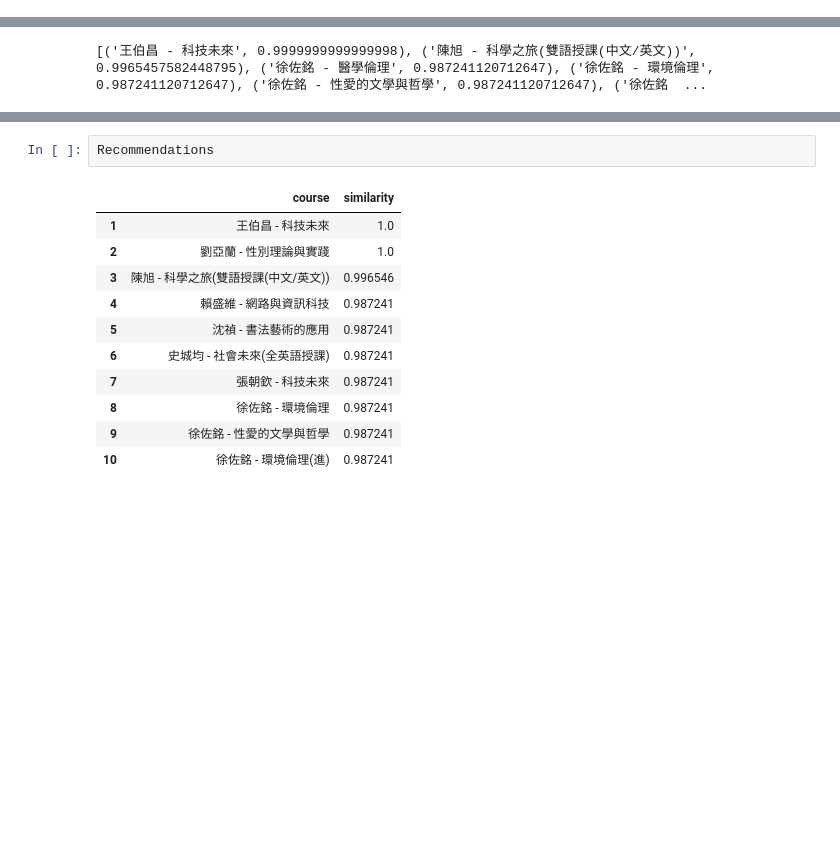
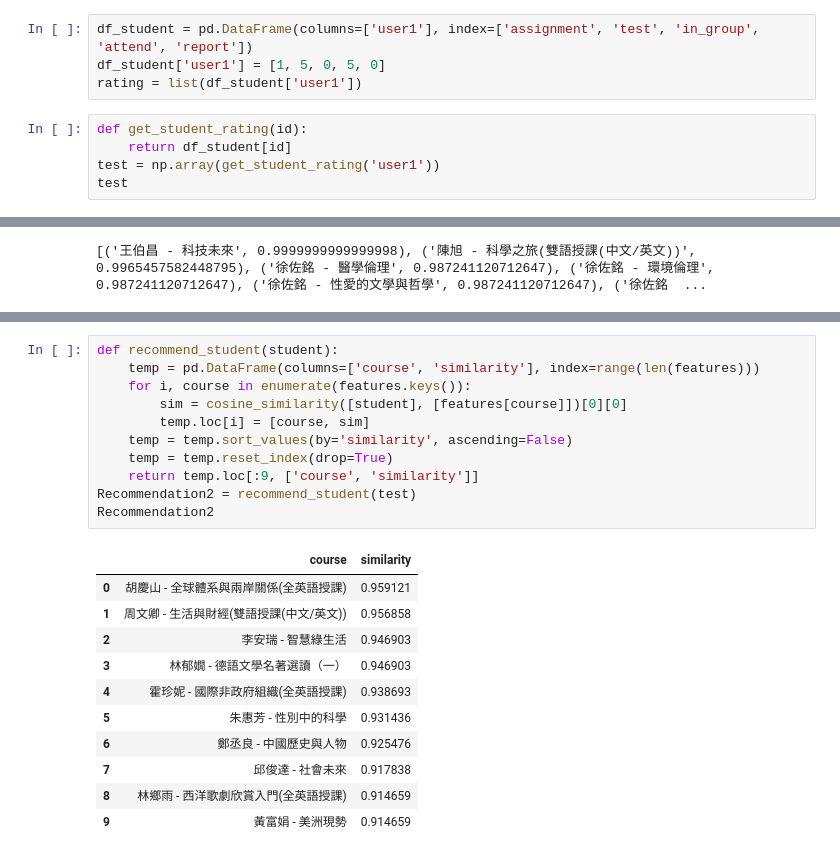
Before and after one commit to k0sutokiri/recommend-system, a Jupyter notebook: _General_courses/general_recommend.ipynb, the cells around one changed output, grey strips where cells are left out. Saved outputs shown, nothing was run; the diff lists cells and outputs as text; blank space fills up the shorter version.

Commit message:
Add new function to personal recommendation

```diff
--- a/_General_courses/general_recommend.ipynb
+++ b/_General_courses/general_recommend.ipynb
@@ -24,3 +24,12 @@ df_lecture
 | 268 | 269 | 王芸馨 | 生命科學：基因科技與健康 | 王芸馨 - 生命科學：基因科技與健康 | 3.0 | 6.0 | 0 | 1.0 | 0.0 | ... |
 | 269 | 270 | 潘志實 | 數學漫遊 | 潘志實 - 數學漫遊 | 4.0 | 0.0 | 0 | 6.0 | 0.0 | ... |
 270 rows × 10 columns
+# %%
+df_student = pd.DataFrame(columns=['user1'], index=['assignment', 'test', 'in_group', 'attend', 'report'])
+df_student['user1'] = [1, 5, 0, 5, 0]
+rating = list(df_student['user1'])
+# %%
+def get_student_rating(id):
+    return df_student[id]
+test = np.array(get_student_rating('user1'))
+test
@@ -115,14 +139,23 @@ Recommendations = recommend('姜杰 - 統計與生活')
-# %%
-Recommendations
-# %% [output]
-|  | course | similarity |
-| 1 | 王伯昌 - 科技未來 | 1.0 |
-| 2 | 劉亞蘭 - 性別理論與實踐 | 1.0 |
-| 3 | 陳旭 - 科學之旅(雙語授課(中文/英文)) | 0.996546 |
-| 4 | 賴盛維 - 網路與資訊科技 | 0.987241 |
-| 5 | 沈禎 - 書法藝術的應用 | 0.987241 |
-| 6 | 史城均 - 社會未來(全英語授課) | 0.987241 |
-| 7 | 張朝欽 - 科技未來 | 0.987241 |
-| 8 | 徐佐銘 - 環境倫理 | 0.987241 |
-| 9 | 徐佐銘 - 性愛的文學與哲學 | 0.987241 |
-| 10 | 徐佐銘 - 環境倫理(進) | 0.987241 |
+# %%
+def recommend_student(student):
+    temp = pd.DataFrame(columns=['course', 'similarity'], index=range(len(features)))
+    for i, course in enumerate(features.keys()):
+        sim = cosine_similarity([student], [features[course]])[0][0]
+        temp.loc[i] = [course, sim]
+    temp = temp.sort_values(by='similarity', ascending=False)
+    temp = temp.reset_index(drop=True)
+    return temp.loc[:9, ['course', 'similarity']]
+Recommendation2 = recommend_student(test)
+Recommendation2
+# %% [output]
+|  | course | similarity |
+| 0 | 胡慶山 - 全球體系與兩岸關係(全英語授課) | 0.959121 |
+| 1 | 周文卿 - 生活與財經(雙語授課(中文/英文)) | 0.956858 |
+| 2 | 李安瑞 - 智慧綠生活 | 0.946903 |
+| 3 | 林郁嫺 - 德語文學名著選讀（一） | 0.946903 |
+| 4 | 霍珍妮 - 國際非政府組織(全英語授課) | 0.938693 |
+| 5 | 朱惠芳 - 性別中的科學 | 0.931436 |
+| 6 | 鄭丞良 - 中國歷史與人物 | 0.925476 |
+| 7 | 邱俊達 - 社會未來 | 0.917838 |
+| 8 | 林鄉雨 - 西洋歌劇欣賞入門(全英語授課) | 0.914659 |
+| 9 | 黃富娟 - 美洲現勢 | 0.914659 |
```
Also changed, not shown: parts of 2 cells of this notebook.
